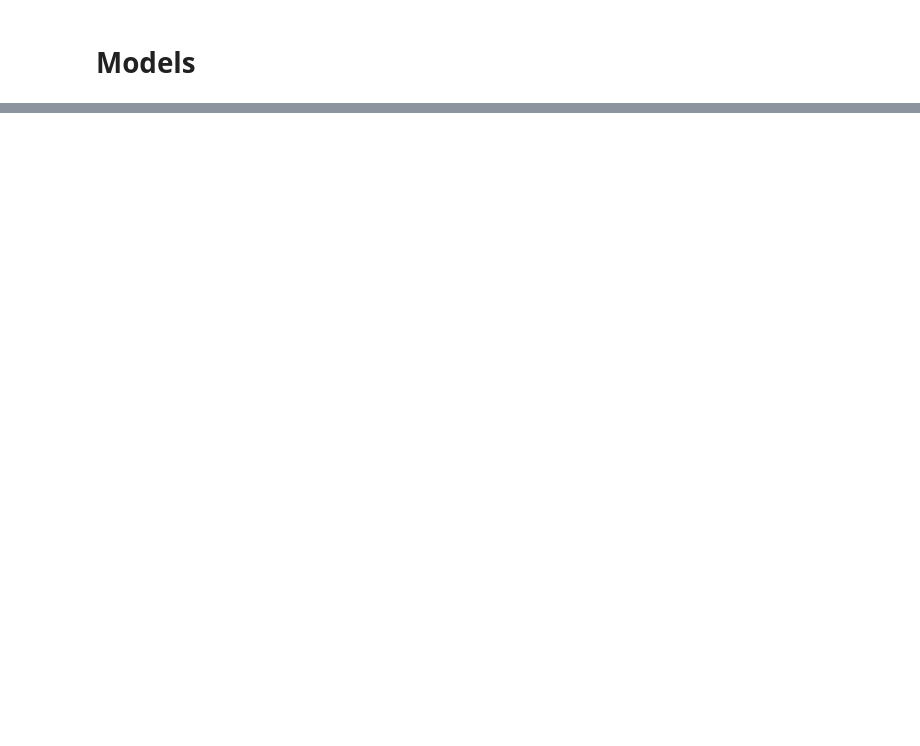
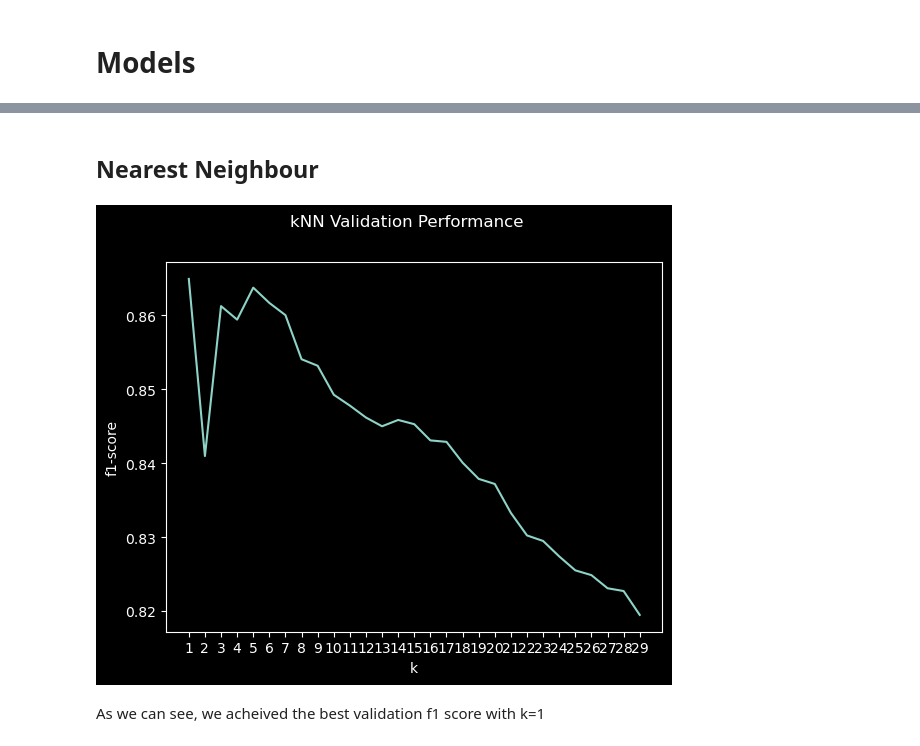
Before and after one commit to xiuyu-lana/Data_Mining_Project_Group_19, a Jupyter notebook: vit_main.ipynb, the cells around one changed output, grey strips where cells are left out. Saved outputs shown, nothing was run; the diff lists cells and outputs as text; code cells hidden in the pictures; blank space fills up the shorter version.

```diff
--- a/vit_main.ipynb
+++ b/vit_main.ipynb
@@ -77,0 +121,11 @@ Val Data (X, y):  (5000, 250) (5000,)
+# %%
+from sklearn.naive_bayes import GaussianNB
+from sklearn.metrics import classification_report
+
+clf = GaussianNB().fit(*data['train'])
+
+train_preds = clf.predict(data['train'][0])
+val_preds = clf.predict(data['val'][0])
+
+print('Train Metrics')
+print(classification_report(data['train'][1], train_preds))
@@ -77,0 +171,23 @@ Val Data (X, y):  (5000, 250) (5000,)
+# %% [markdown]
+## Nearest Neighbour
+# %%
+from tqdm import tqdm
+from sklearn.neighbors import KNeighborsClassifier
+from sklearn.metrics import f1_score
+
+f1_scores = []
+for k in tqdm(range(1, 30)):
+    clf = KNeighborsClassifier(k).fit(*data['train'])
+    score = f1_score(data['val'][1], clf.predict(data['val'][0]), average='macro')
+    f1_scores.append(score)
+
+plt.plot(range(1, 30), f1_scores)
+plt.xticks(range(1, 30), range(1, 30))
+plt.xlabel('k')
+plt.ylabel('f1-score')
+plt.suptitle('kNN Validation Performance')
+plt.show()
+# %% [output]
+[figure, added]
+# %% [markdown]
+As we can see, we acheived the best validation f1 score with k=1
```
Also changed, not shown: parts of 18 cells of this notebook, 1 other file.
